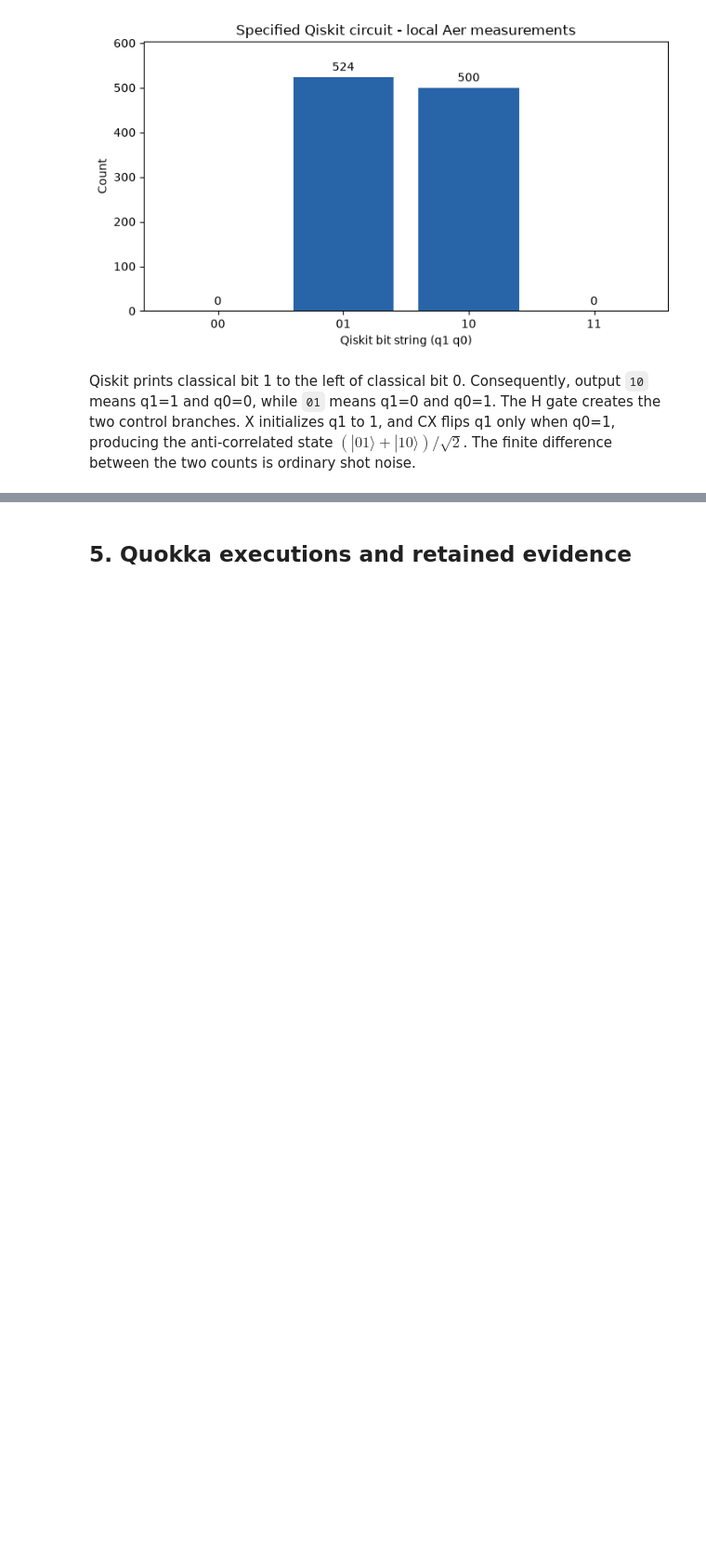
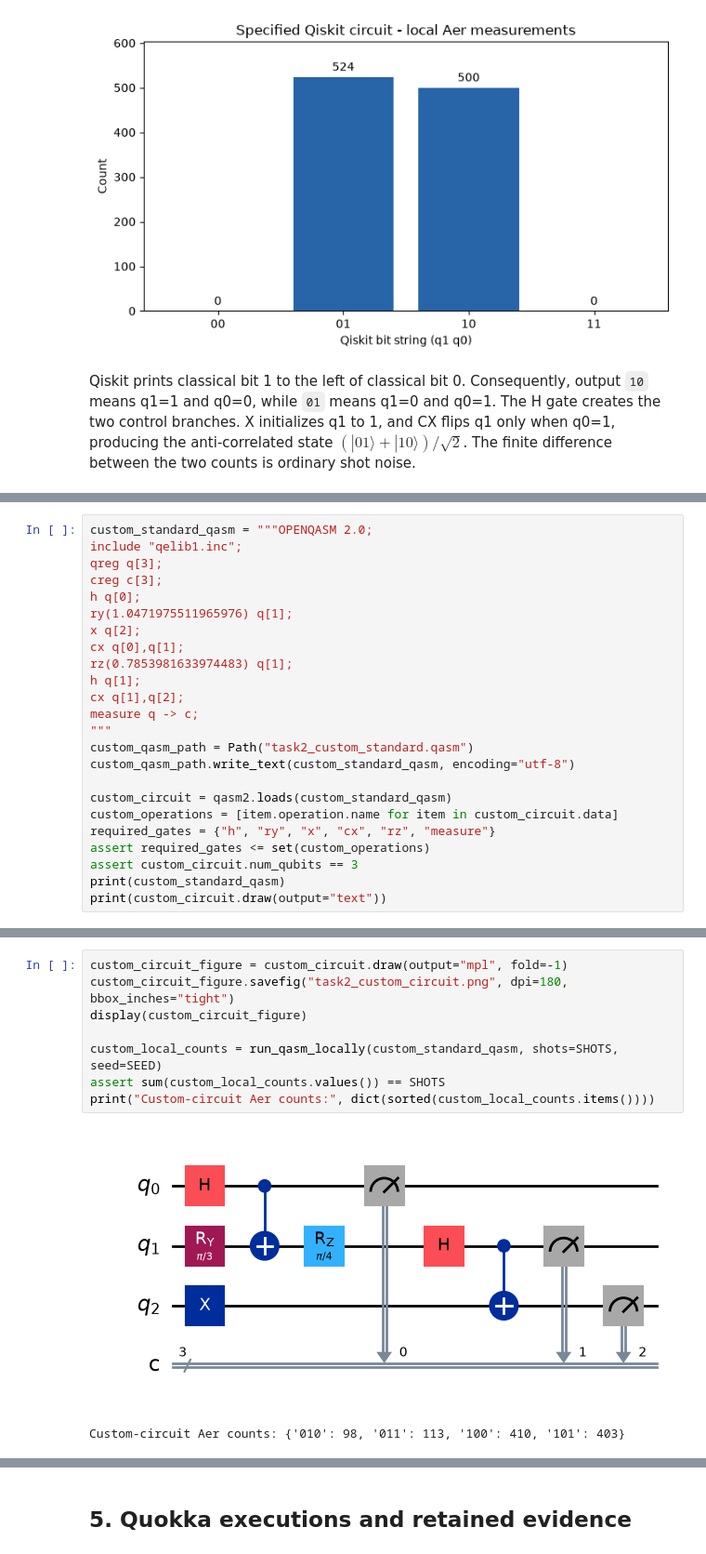
Before and after one commit to miku-wwl/802-Quantum-Computing, a Jupyter notebook: submission/Task_2_Qiskit/Task_2_Qiskit.ipynb, the cells around one changed output, grey strips where cells are left out. Shown at 93% size. Cells and saved outputs as stored; diff of their text form; blank space fills up the shorter version.

Commit message:
A2-09 Add original QASM circuit

```diff
--- a/submission/Task_2_Qiskit/Task_2_Qiskit.ipynb
+++ b/submission/Task_2_Qiskit/Task_2_Qiskit.ipynb
@@ -136,0 +139,24 @@ Qiskit prints classical bit 1 to the left of classical bit 0. Consequently, outp
+# %%
+custom_standard_qasm = """OPENQASM 2.0;
+include "qelib1.inc";
+qreg q[3];
+creg c[3];
+h q[0];
+ry(1.0471975511965976) q[1];
+x q[2];
+cx q[0],q[1];
+rz(0.7853981633974483) q[1];
+h q[1];
+cx q[1],q[2];
+measure q -> c;
+"""
+custom_qasm_path = Path("task2_custom_standard.qasm")
+custom_qasm_path.write_text(custom_standard_qasm, encoding="utf-8")
+
+custom_circuit = qasm2.loads(custom_standard_qasm)
+custom_operations = [item.operation.name for item in custom_circuit.data]
+required_gates = {"h", "ry", "x", "cx", "rz", "measure"}
+assert required_gates <= set(custom_operations)
+assert custom_circuit.num_qubits == 3
+print(custom_standard_qasm)
+print(custom_circuit.draw(output="text"))
@@ -136,0 +181,11 @@ Qiskit prints classical bit 1 to the left of classical bit 0. Consequently, outp
+# %%
+custom_circuit_figure = custom_circuit.draw(output="mpl", fold=-1)
+custom_circuit_figure.savefig("task2_custom_circuit.png", dpi=180, bbox_inches="tight")
+display(custom_circuit_figure)
+
+custom_local_counts = run_qasm_locally(custom_standard_qasm, shots=SHOTS, seed=SEED)
+assert sum(custom_local_counts.values()) == SHOTS
+print("Custom-circuit Aer counts:", dict(sorted(custom_local_counts.items())))
+# %% [output]
+[figure, added]
+Custom-circuit Aer counts: {'010': 98, '011': 113, '100': 410, '101': 403}
```
Also changed, not shown: parts of 3 cells of this notebook, 3 other files.
